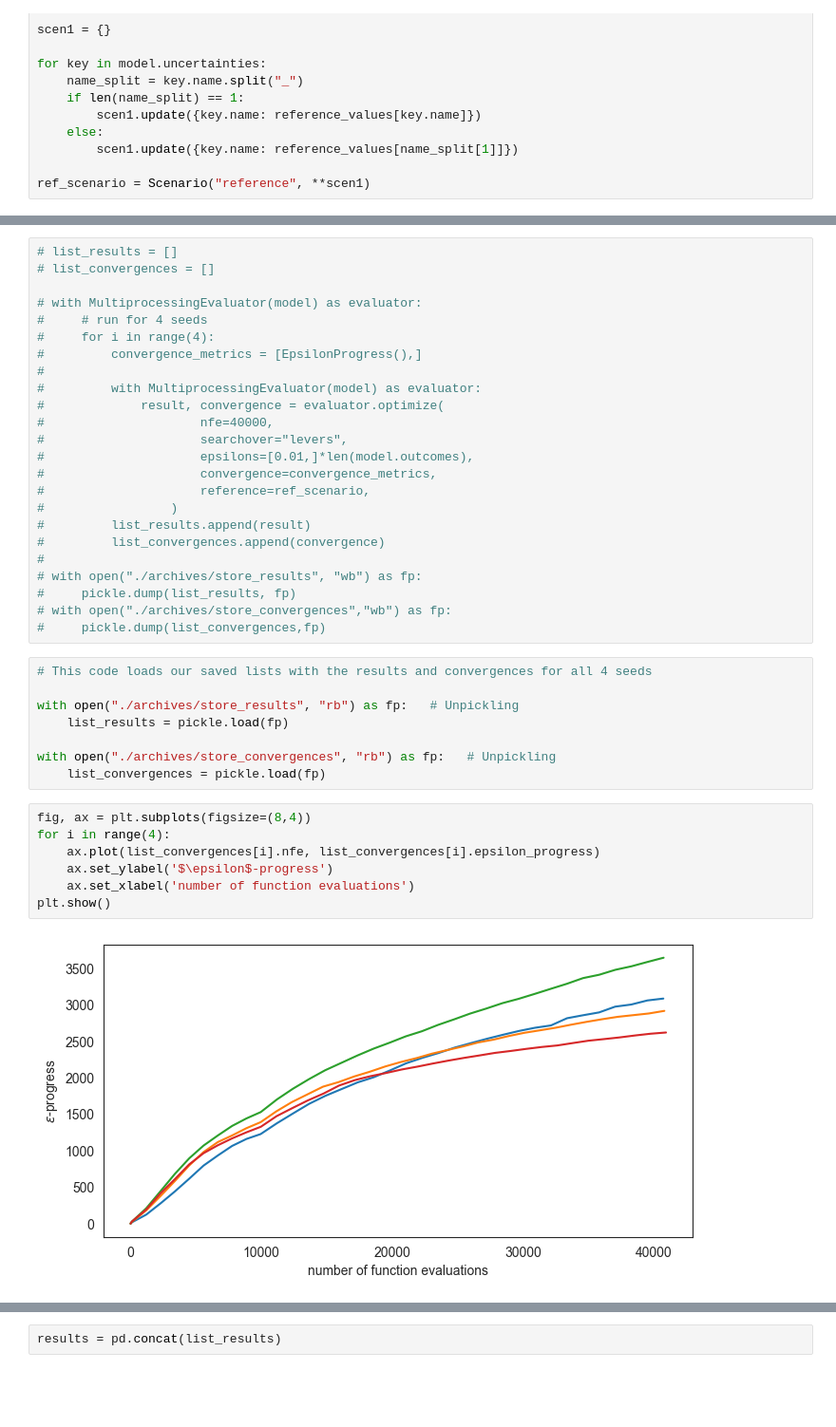
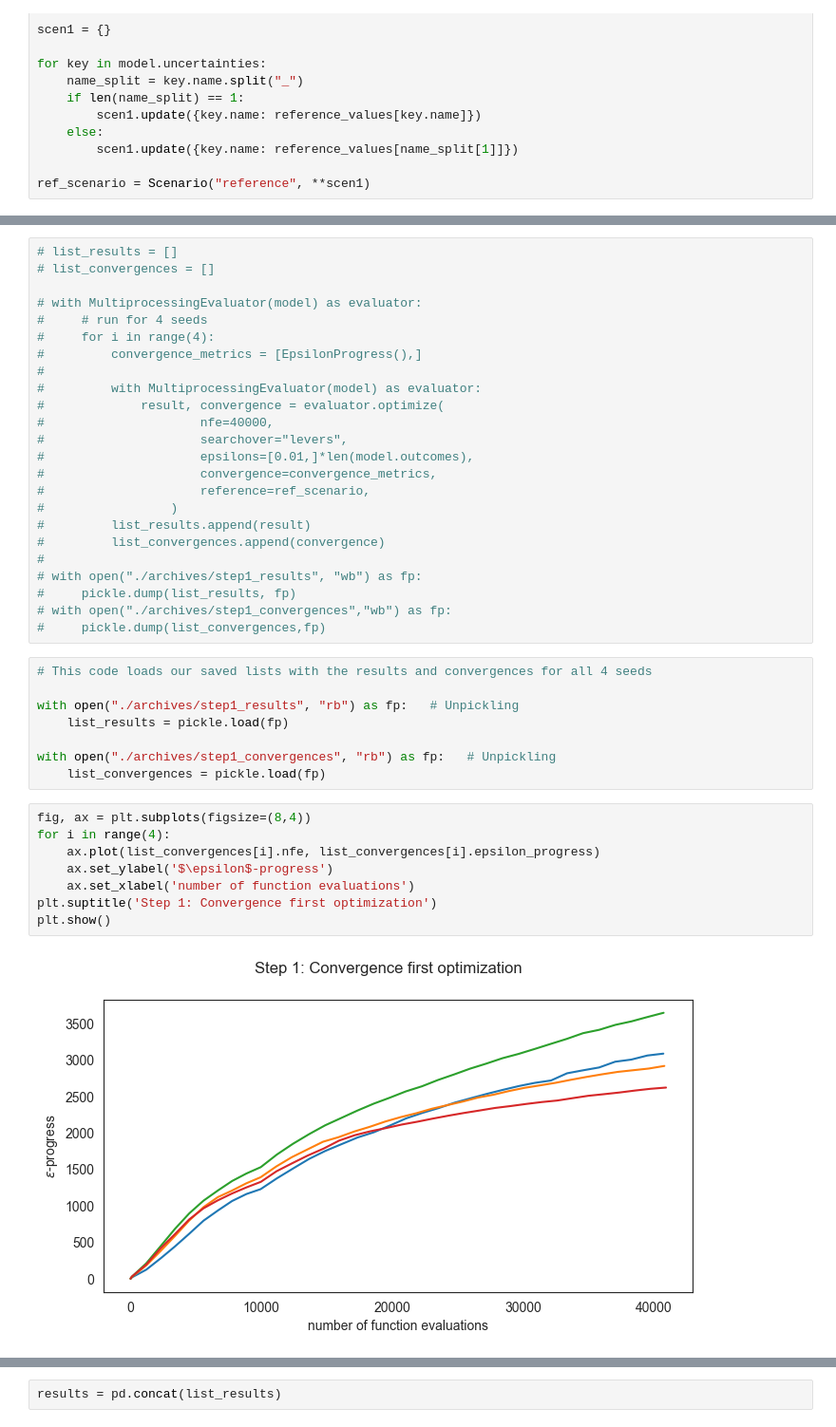
Before and after one commit to AnnedeKoeijer/EPA1361_Final_Group4, a Jupyter notebook: dike_model_optimization.ipynb, the cells around one changed output, grey strips where cells are left out. Shown at 95% size. Cells and saved outputs as stored; diff of their text form; blank space fills up the shorter version.

```diff
--- a/dike_model_optimization.ipynb
+++ b/dike_model_optimization.ipynb
@@ -78,25 +81,26 @@ ref_scenario = Scenario("reference", **scen1)
 #         list_results.append(result)
 #         list_convergences.append(convergence)
 #
-# with open("./archives/store_results", "wb") as fp:
+# with open("./archives/step1_results", "wb") as fp:
 #     pickle.dump(list_results, fp)
-# with open("./archives/store_convergences","wb") as fp:
+# with open("./archives/step1_convergences","wb") as fp:
 #     pickle.dump(list_convergences,fp)
 # %%
 # This code loads our saved lists with the results and convergences for all 4 seeds
 
-with open("./archives/store_results", "rb") as fp:   # Unpickling
+with open("./archives/step1_results", "rb") as fp:   # Unpickling
     list_results = pickle.load(fp)
 
-with open("./archives/store_convergences", "rb") as fp:   # Unpickling
+with open("./archives/step1_convergences", "rb") as fp:   # Unpickling
     list_convergences = pickle.load(fp)
 # %%
 fig, ax = plt.subplots(figsize=(8,4))
 for i in range(4):
     ax.plot(list_convergences[i].nfe, list_convergences[i].epsilon_progress)
     ax.set_ylabel('$\epsilon$-progress')
     ax.set_xlabel('number of function evaluations')
+plt.suptitle('Step 1: Convergence first optimization')
 plt.show()
 # %% [output]
-[figure, old version]
+[figure, new version]
 # %% [markdown]
```
Also changed, not shown: parts of 72 cells of this notebook, 13 other files.
